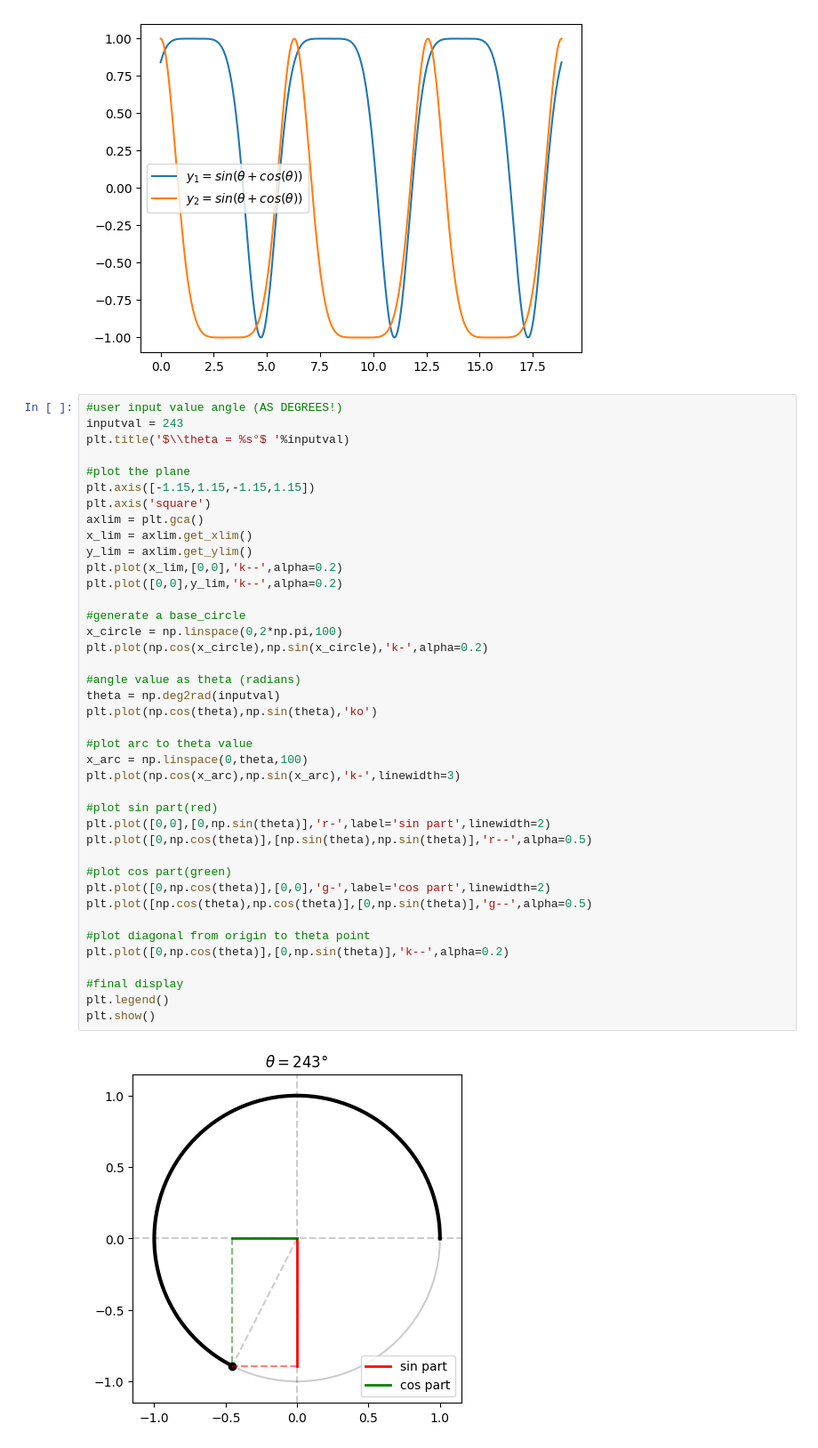
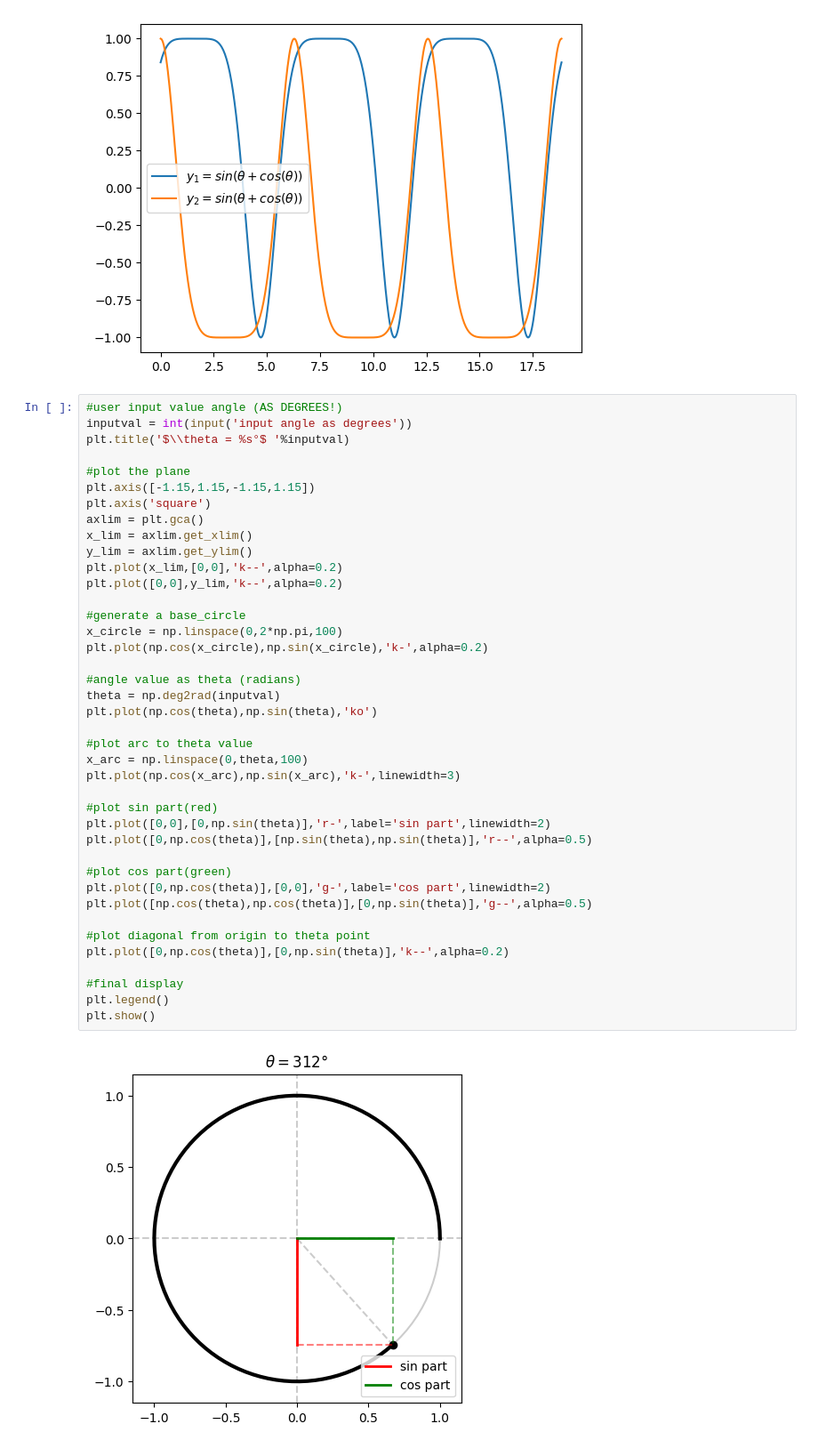
Before and after one commit to krdungca/Math-and-Python, a Jupyter notebook: Master Math via Python/08_Trigonometry/trig_5_graphing resolution sine cosine tangent.ipynb, the cells around one changed output. Shown at 89% size. Drawn from its saved outputs; the diff is of its cells as text.

```diff
--- a/Master Math via Python/08_Trigonometry/trig_5_graphing resolution sine cosine tangent.ipynb
+++ b/Master Math via Python/08_Trigonometry/trig_5_graphing resolution sine cosine tangent.ipynb
@@ -56,7 +56,7 @@ plt.show()
 [figure]
 # %%
 #user input value angle (AS DEGREES!)
-inputval = 243
+inputval = int(input('input angle as degrees'))
 plt.title('$\\theta = %s°$ '%inputval)
 
 #plot the plane
@@ -68,31 +68,31 @@ y_lim = axlim.get_ylim()
 plt.plot(x_lim,[0,0],'k--',alpha=0.2)
 plt.plot([0,0],y_lim,'k--',alpha=0.2)
 
 #generate a base_circle
 x_circle = np.linspace(0,2*np.pi,100)
 plt.plot(np.cos(x_circle),np.sin(x_circle),'k-',alpha=0.2)
 
 #angle value as theta (radians)
 theta = np.deg2rad(inputval)
 plt.plot(np.cos(theta),np.sin(theta),'ko')
 
 #plot arc to theta value
 x_arc = np.linspace(0,theta,100)
 plt.plot(np.cos(x_arc),np.sin(x_arc),'k-',linewidth=3)
 
 #plot sin part(red)
 plt.plot([0,0],[0,np.sin(theta)],'r-',label='sin part',linewidth=2)
 plt.plot([0,np.cos(theta)],[np.sin(theta),np.sin(theta)],'r--',alpha=0.5)
 
 #plot cos part(green)
 plt.plot([0,np.cos(theta)],[0,0],'g-',label='cos part',linewidth=2)
 plt.plot([np.cos(theta),np.cos(theta)],[0,np.sin(theta)],'g--',alpha=0.5)
 
 #plot diagonal from origin to theta point
 plt.plot([0,np.cos(theta)],[0,np.sin(theta)],'k--',alpha=0.2)
 
 #final display
 plt.legend()
 plt.show()
 # %% [output]
-[figure, old version]
+[figure, new version]
```
